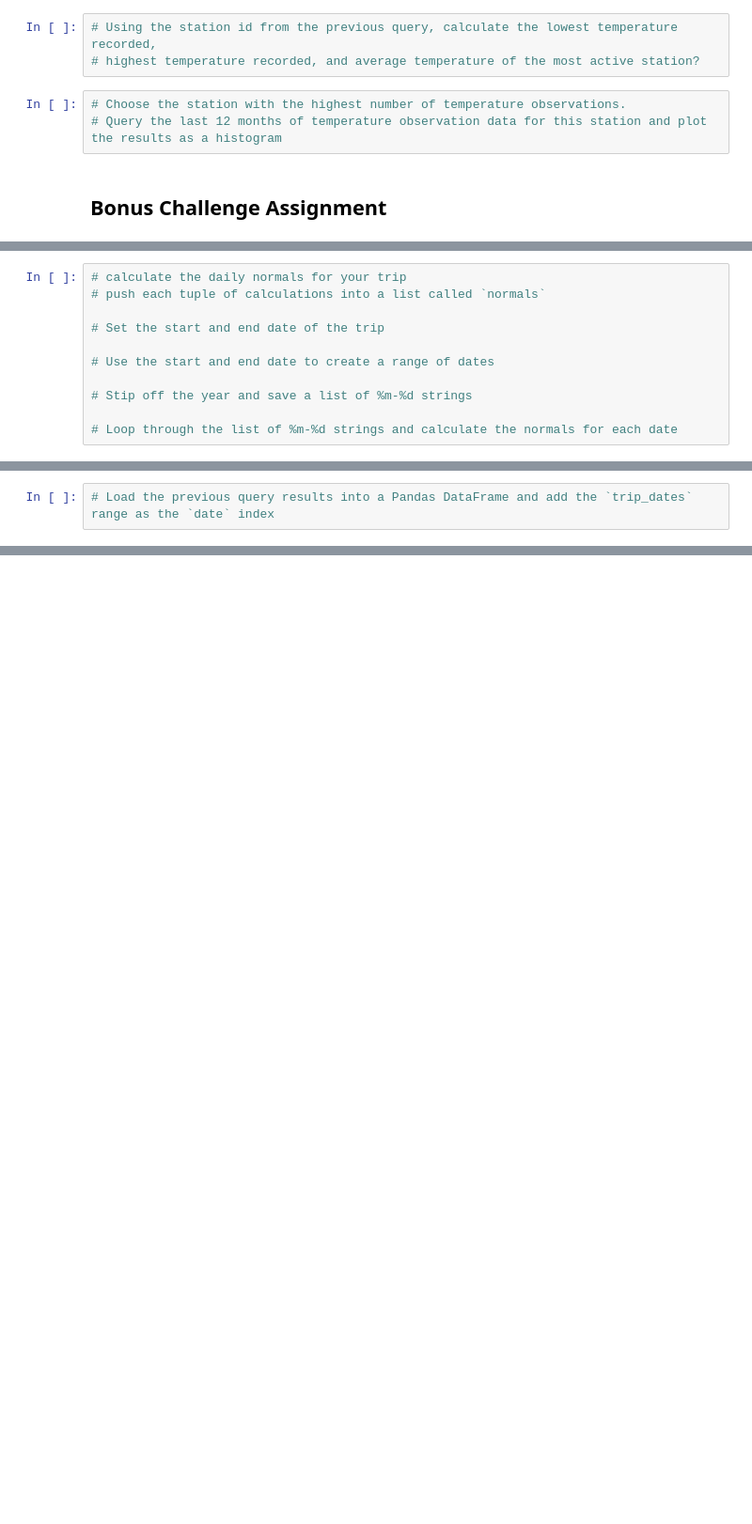
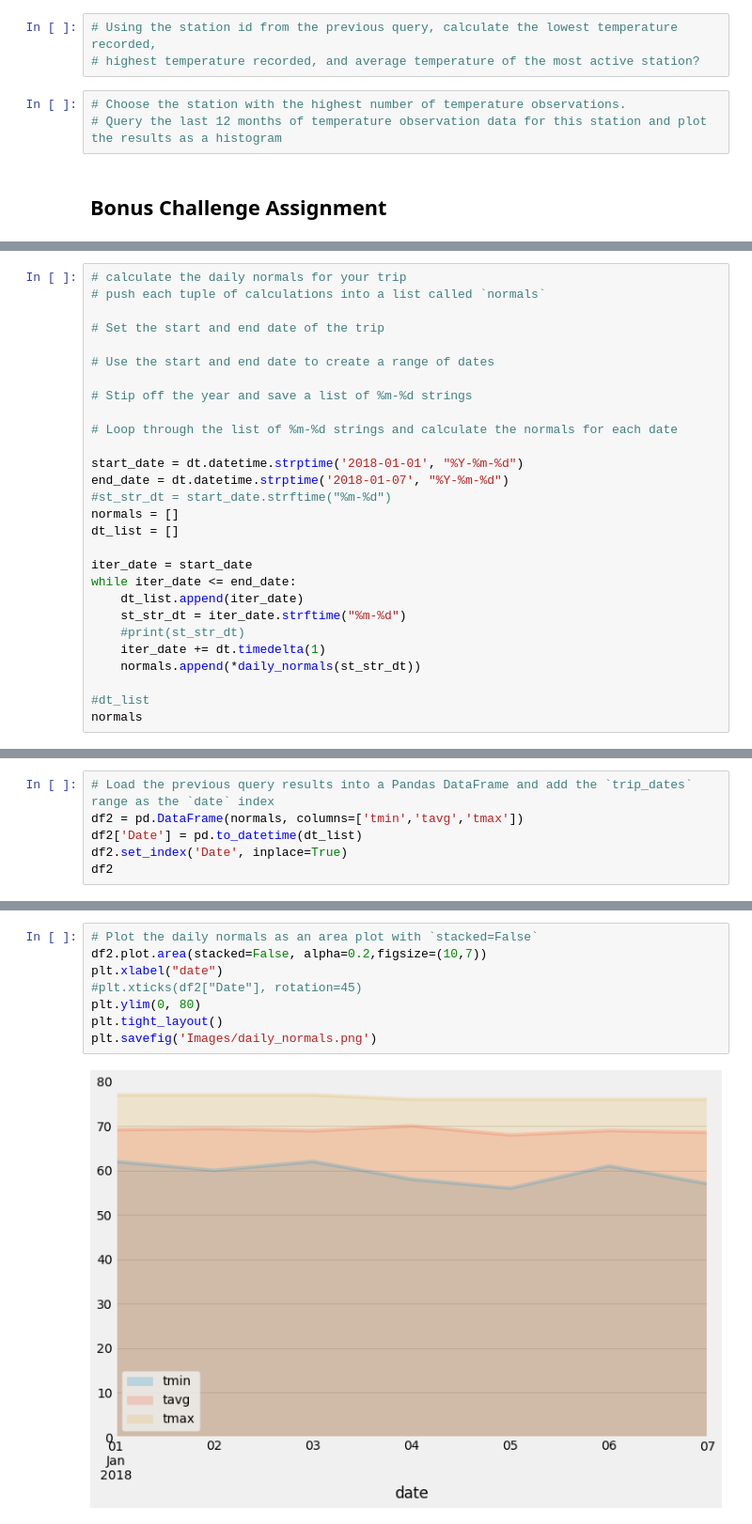
Before and after one commit to aamtman/sqlalchemy-challenge, a Jupyter notebook: Alyson.ipynb, the cells around one changed output, grey strips where cells are left out. Shown at 94% size. Saved outputs shown, nothing was run; the diff lists cells and outputs as text; blank space fills up the shorter version.

```diff
--- a/Alyson.ipynb
+++ b/Alyson.ipynb
@@ -171,3 +239,20 @@ daily_normals("01-01")
 # Stip off the year and save a list of %m-%d strings
 
 # Loop through the list of %m-%d strings and calculate the normals for each date
+
+start_date = dt.datetime.strptime('2018-01-01', "%Y-%m-%d")
+end_date = dt.datetime.strptime('2018-01-07', "%Y-%m-%d")
+#st_str_dt = start_date.strftime("%m-%d")
+normals = []
+dt_list = []
+
+iter_date = start_date
+while iter_date <= end_date:
+    dt_list.append(iter_date)
+    st_str_dt = iter_date.strftime("%m-%d")
+    #print(st_str_dt)
+    iter_date += dt.timedelta(1)
+    normals.append(*daily_normals(st_str_dt))
+
+#dt_list
+normals
@@ -174,2 +267,6 @@ daily_normals("01-01")
 # %%
 # Load the previous query results into a Pandas DataFrame and add the `trip_dates` range as the `date` index
+df2 = pd.DataFrame(normals, columns=['tmin','tavg','tmax'])
+df2['Date'] = pd.to_datetime(dt_list)
+df2.set_index('Date', inplace=True)
+df2
@@ -177,0 +283,10 @@ daily_normals("01-01")
+# %%
+# Plot the daily normals as an area plot with `stacked=False`
+df2.plot.area(stacked=False, alpha=0.2,figsize=(10,7))
+plt.xlabel("date")
+#plt.xticks(df2["Date"], rotation=45)
+plt.ylim(0, 80)
+plt.tight_layout()
+plt.savefig('Images/daily_normals.png')
+# %% [output]
+[figure, added]
```
Also changed, not shown: parts of 13 cells of this notebook, 2 other files.
